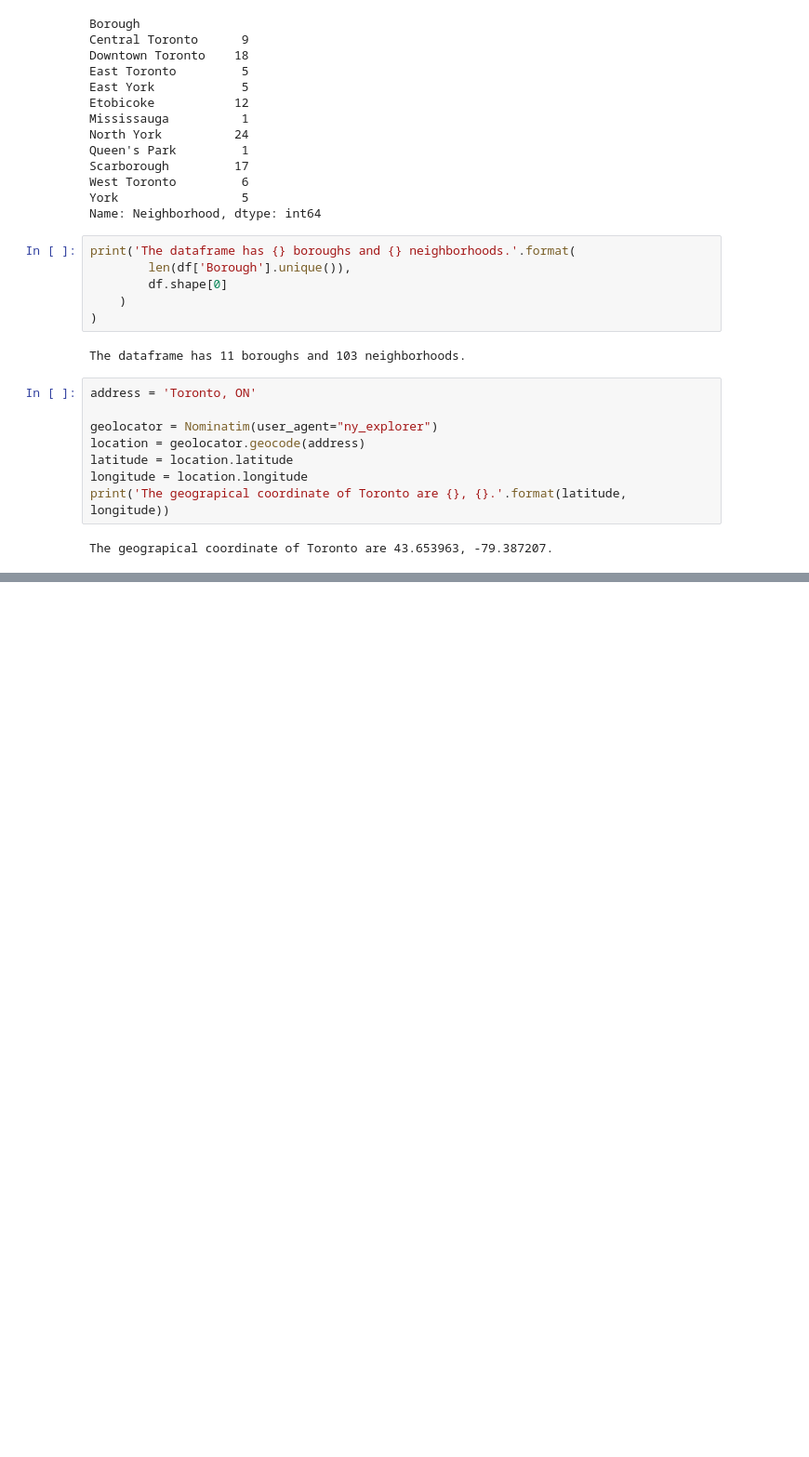
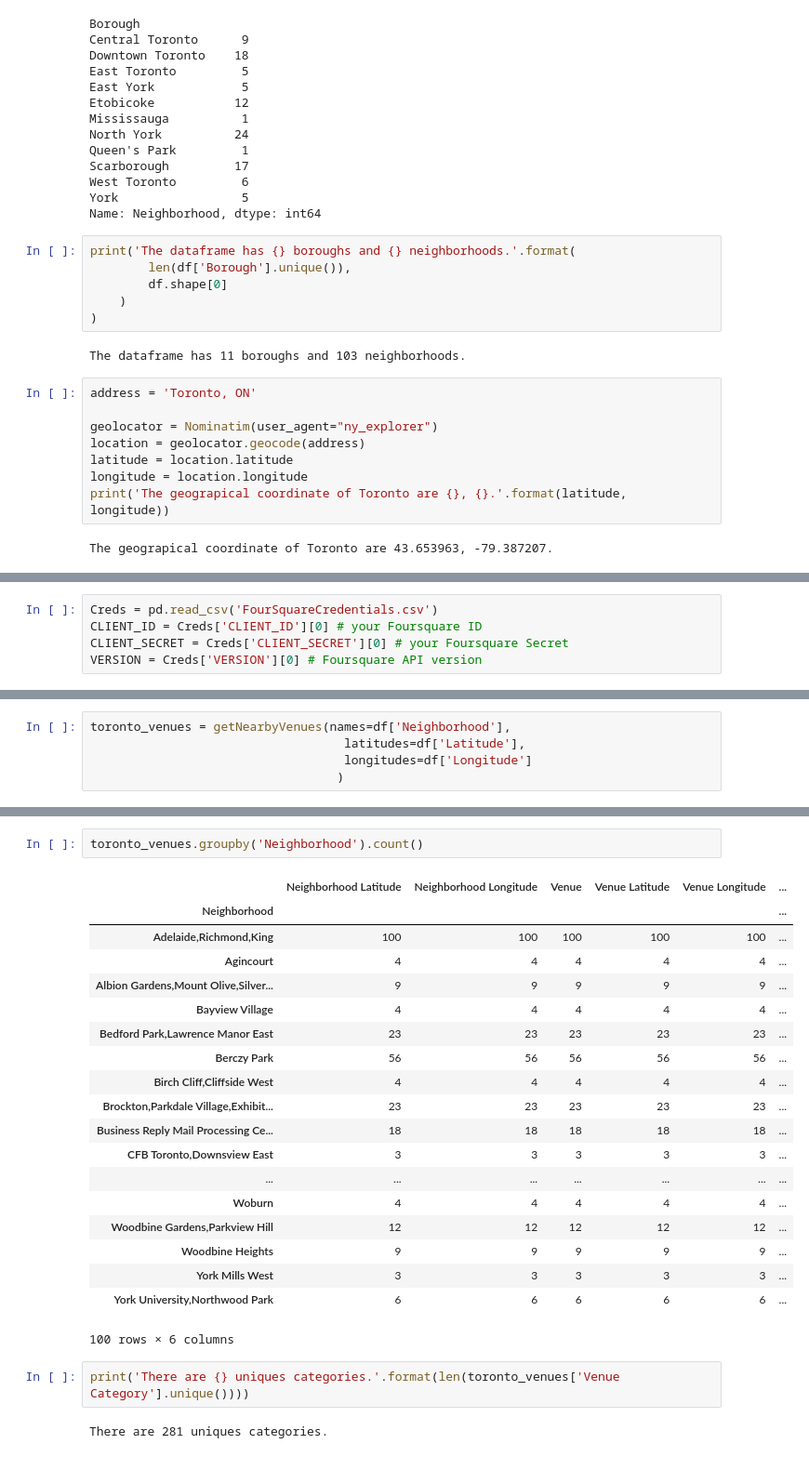
Before and after one commit to cssoumyade/Clustering-European-Cities, a Jupyter notebook: Clustering_TorontoCity.ipynb, the cells around one changed output, grey strips where cells are left out. Shown at 93% size. Saved outputs shown, nothing was run; the diff lists cells and outputs as text; blank space fills up the shorter version.

```diff
--- a/Clustering_TorontoCity.ipynb
+++ b/Clustering_TorontoCity.ipynb
@@ -151,0 +156,5 @@ map_toronto
+# %%
+Creds = pd.read_csv('FourSquareCredentials.csv')
+CLIENT_ID = Creds['CLIENT_ID'][0] # your Foursquare ID
+CLIENT_SECRET = Creds['CLIENT_SECRET'][0] # your Foursquare Secret
+VERSION = Creds['VERSION'][0] # Foursquare API version
@@ -151,0 +201,5 @@ map_toronto
+# %%
+toronto_venues = getNearbyVenues(names=df['Neighborhood'],
+                                   latitudes=df['Latitude'],
+                                   longitudes=df['Longitude']
+                                  )
@@ -151,0 +235,26 @@ map_toronto
+# %%
+toronto_venues.groupby('Neighborhood').count()
+# %% [output]
+|  | Neighborhood Latitude | Neighborhood Longitude | Venue | Venue Latitude | Venue Longitude | ... |
+| Neighborhood |  |  |  |  |  | ... |
+| Adelaide,Richmond,King | 100 | 100 | 100 | 100 | 100 | ... |
+| Agincourt | 4 | 4 | 4 | 4 | 4 | ... |
+| Albion Gardens,Mount Olive,Silver... | 9 | 9 | 9 | 9 | 9 | ... |
+| Bayview Village | 4 | 4 | 4 | 4 | 4 | ... |
+| Bedford Park,Lawrence Manor East | 23 | 23 | 23 | 23 | 23 | ... |
+| Berczy Park | 56 | 56 | 56 | 56 | 56 | ... |
+| Birch Cliff,Cliffside West | 4 | 4 | 4 | 4 | 4 | ... |
+| Brockton,Parkdale Village,Exhibit... | 23 | 23 | 23 | 23 | 23 | ... |
+| Business Reply Mail Processing Ce... | 18 | 18 | 18 | 18 | 18 | ... |
+| CFB Toronto,Downsview East | 3 | 3 | 3 | 3 | 3 | ... |
+| ... | ... | ... | ... | ... | ... | ... |
+| Woburn | 4 | 4 | 4 | 4 | 4 | ... |
+| Woodbine Gardens,Parkview Hill | 12 | 12 | 12 | 12 | 12 | ... |
+| Woodbine Heights | 9 | 9 | 9 | 9 | 9 | ... |
+| York Mills West | 3 | 3 | 3 | 3 | 3 | ... |
+| York University,Northwood Park | 6 | 6 | 6 | 6 | 6 | ... |
+100 rows × 6 columns
+# %%
+print('There are {} uniques categories.'.format(len(toronto_venues['Venue Category'].unique())))
+# %% [output]
+There are 281 uniques categories.
```
Also changed, not shown: parts of 9 cells of this notebook.
